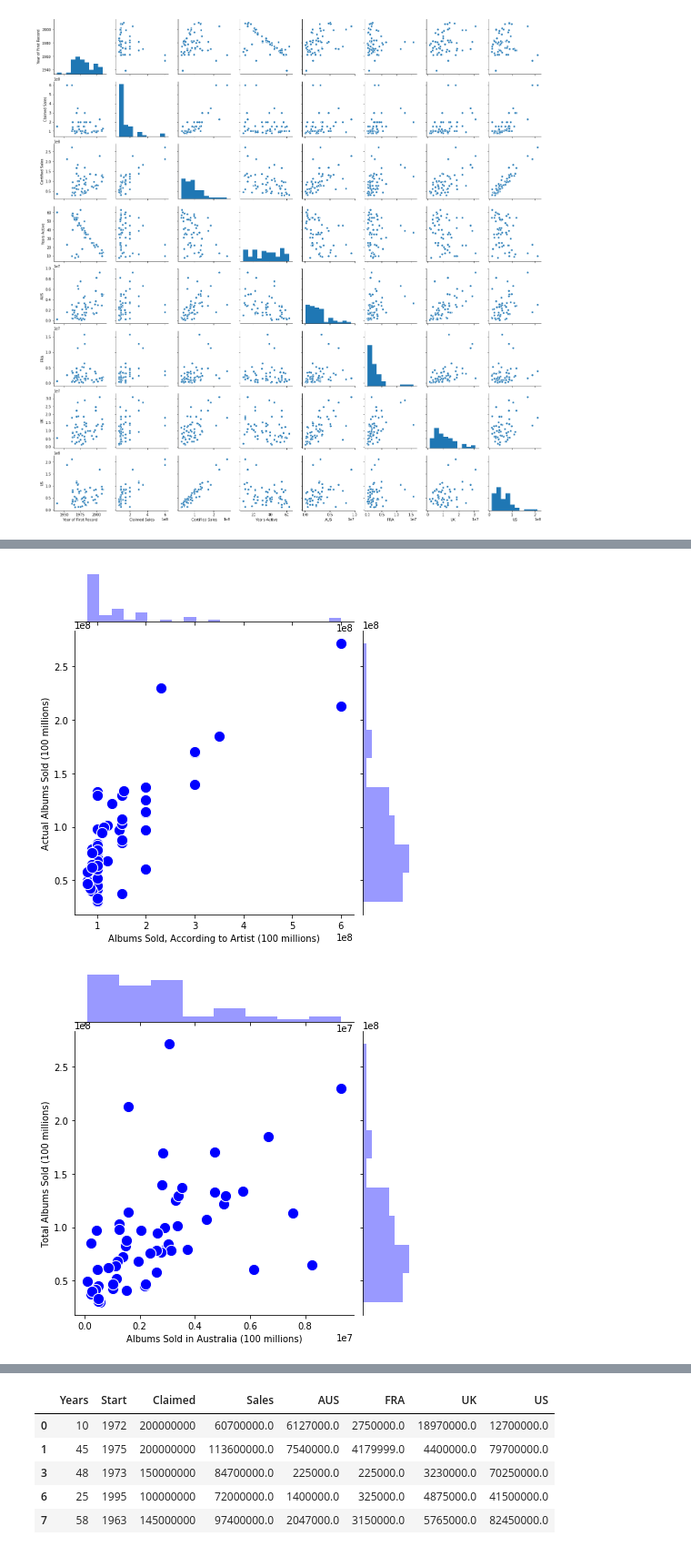
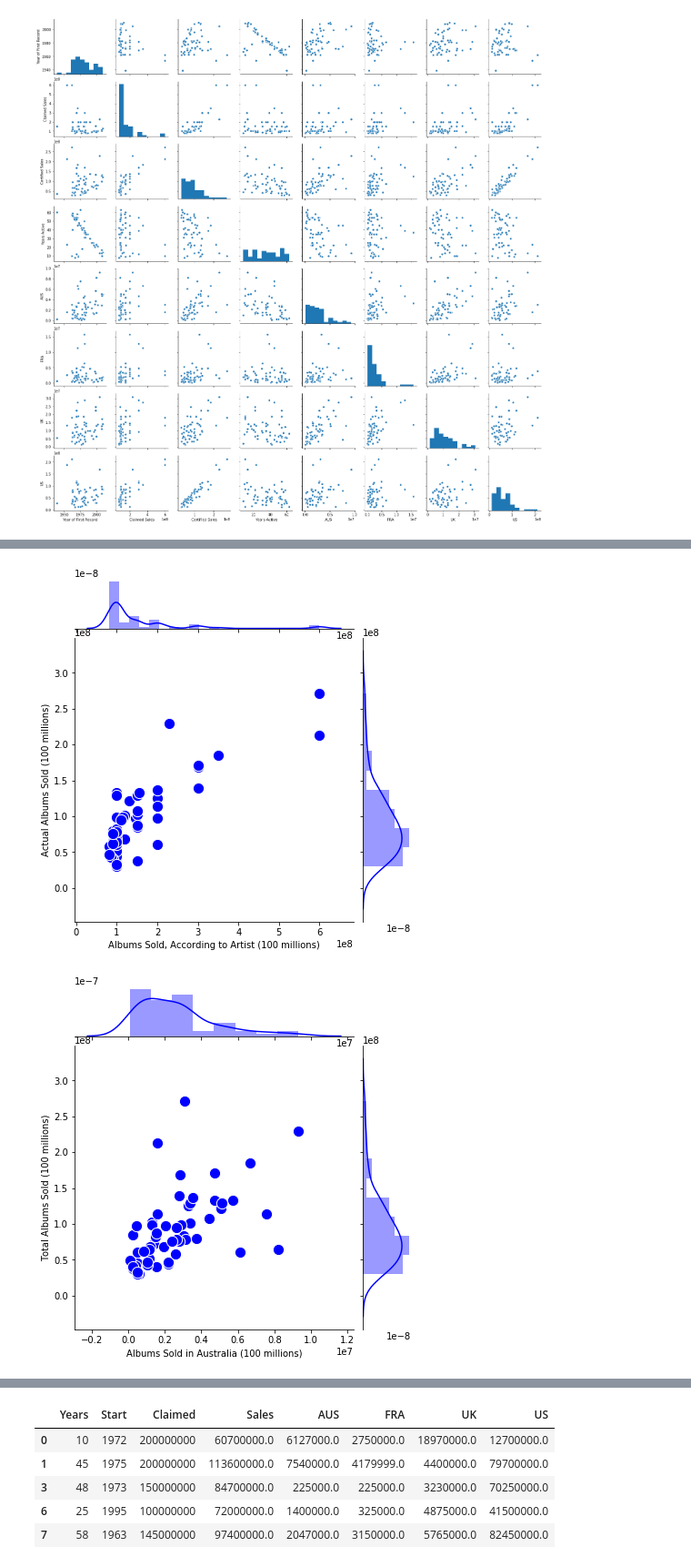
Before and after one commit to kpuryear/Puryear_Metis, a Jupyter notebook: Project2/Luther_Compiled.ipynb, the cells around one changed output, grey strips where cells are left out. Shown: that part at 91% size. Saved outputs shown, nothing was run; the diff lists cells and outputs as text; code cells hidden in the pictures.

```diff
--- a/Project2/Luther_Compiled.ipynb
+++ b/Project2/Luther_Compiled.ipynb
@@ -327,18 +326,18 @@ d = d.set_axis_labels(xlabel="Year of First Record",ylabel="Total Albums Sold (1
 # closer look at Total Albums Sold vs. Claimed Sales
 a = sns.JointGrid(x="Claimed Sales", y="Certified Sales", data=df7)
 a = a.plot_joint(plt.scatter, color="b", s=150, edgecolor="white")
-a = a.plot_marginals(sns.distplot, kde=False, color="b")
+a = a.plot_marginals(sns.distplot, kde=True, color="b")
 a = a.set_axis_labels(xlabel="Albums Sold, According to Artist (100 millions)",ylabel="Actual Albums Sold (100 millions)")
 # %% [output]
-[figure, old version]
+[figure, new version]
 # %%
 # closer look at Total Albums Sold vs. Albums Sold in Australia
 c = sns.JointGrid(x="AUS", y="Certified Sales", data=df7)
 c = c.plot_joint(plt.scatter, color="b", s=150, edgecolor="white")
-c = c.plot_marginals(sns.distplot, kde=False, color="b")
+c = c.plot_marginals(sns.distplot, kde=True, color="b")
 c = c.set_axis_labels(xlabel="Albums Sold in Australia (100 millions)",ylabel="Total Albums Sold (100 millions)")
 # %% [output]
-[figure, old version]
+[figure, new version]
 # %%
 # closer look at Total Albums Sold vs. Albums Sold in USA
 b = sns.JointGrid(x="US", y="Certified Sales", data=df7)
```
Also changed, not shown: parts of 19 cells of this notebook, 5 other files.
